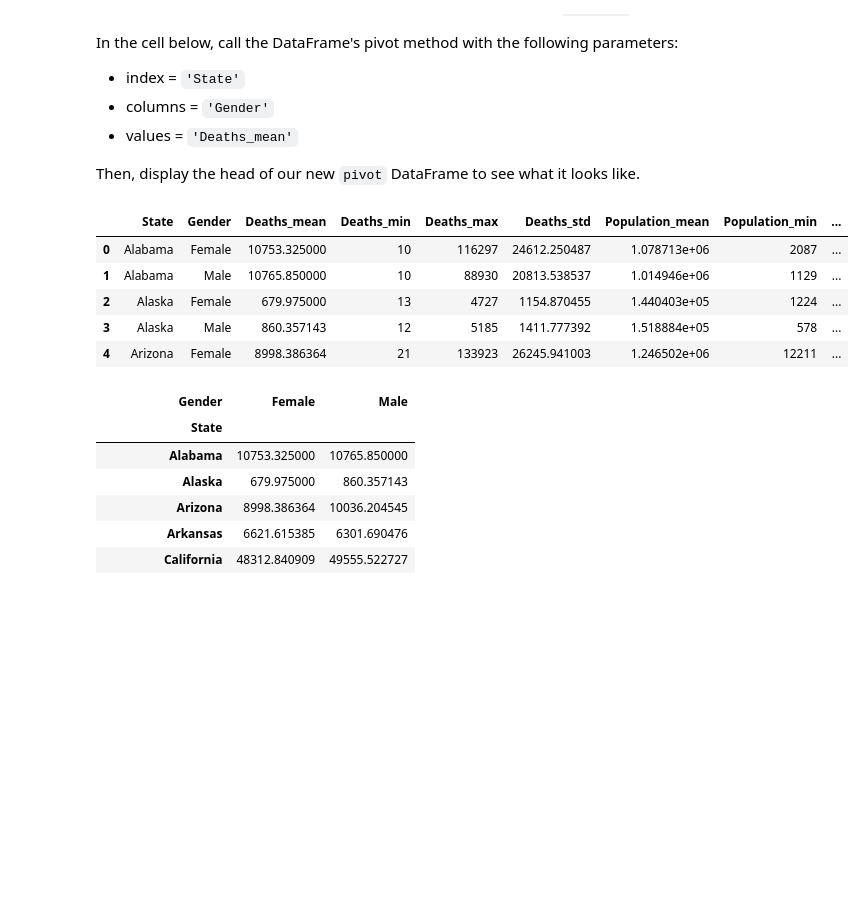
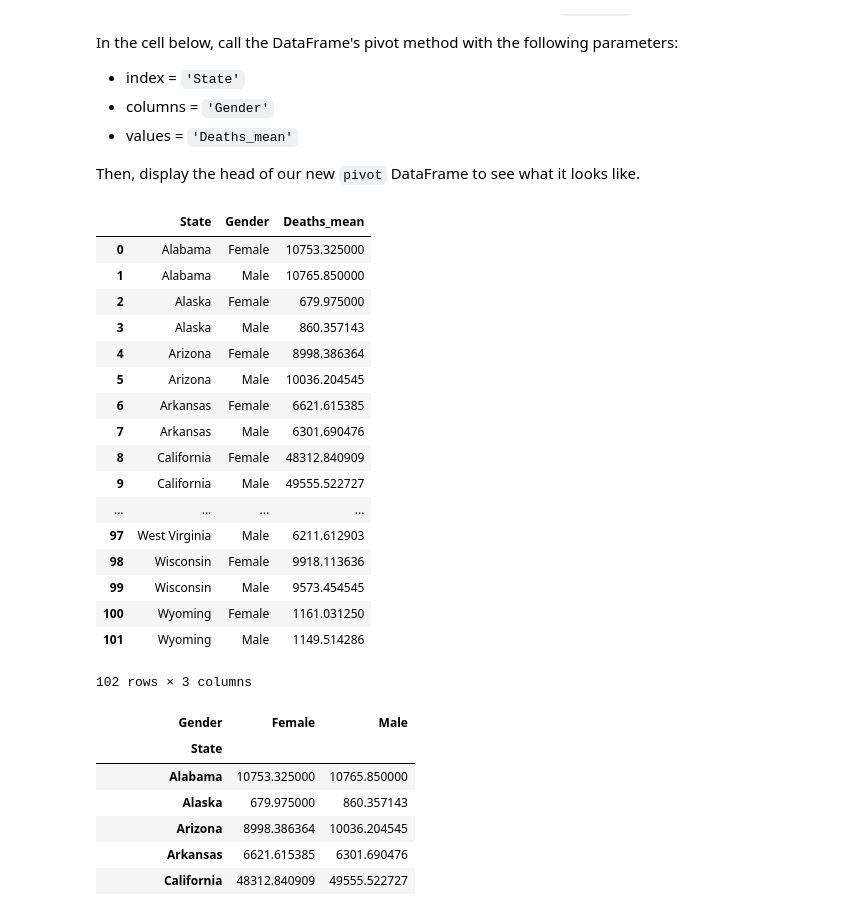
Before and after one commit to kathrinv/dsc-pivot-tables-pandas-lab-nyc-ds-082619, a Jupyter notebook: index.ipynb, the cells around one changed output. Saved outputs shown, nothing was run; the diff lists cells and outputs as text; code cells hidden in the pictures; blank space fills up the shorter version.

```diff
--- a/index.ipynb
+++ b/index.ipynb
@@ -389,14 +389,26 @@ In the cell below, call the DataFrame's pivot method with the following paramete
 
 Then, display the head of our new `pivot` DataFrame to see what it looks like.
 # %%
-grouped.head()#.loc[:,'State':'Gender']
+grouped.loc[:,'State':'Deaths_mean']
 # %% [output]
-|  | State | Gender | Deaths_mean | Deaths_min | Deaths_max | Deaths_std | Population_mean | Population_min | ... |
-| 0 | Alabama | Female | 10753.325000 | 10 | 116297 | 24612.250487 | 1.078713e+06 | 2087 | ... |
-| 1 | Alabama | Male | 10765.850000 | 10 | 88930 | 20813.538537 | 1.014946e+06 | 1129 | ... |
-| 2 | Alaska | Female | 679.975000 | 13 | 4727 | 1154.870455 | 1.440403e+05 | 1224 | ... |
-| 3 | Alaska | Male | 860.357143 | 12 | 5185 | 1411.777392 | 1.518884e+05 | 578 | ... |
-| 4 | Arizona | Female | 8998.386364 | 21 | 133923 | 26245.941003 | 1.246502e+06 | 12211 | ... |
+|  | State | Gender | Deaths_mean |
+| 0 | Alabama | Female | 10753.325000 |
+| 1 | Alabama | Male | 10765.850000 |
+| 2 | Alaska | Female | 679.975000 |
+| 3 | Alaska | Male | 860.357143 |
+| 4 | Arizona | Female | 8998.386364 |
+| 5 | Arizona | Male | 10036.204545 |
+| 6 | Arkansas | Female | 6621.615385 |
+| 7 | Arkansas | Male | 6301.690476 |
+| 8 | California | Female | 48312.840909 |
+| 9 | California | Male | 49555.522727 |
+| ... | ... | ... | ... |
+| 97 | West Virginia | Male | 6211.612903 |
+| 98 | Wisconsin | Female | 9918.113636 |
+| 99 | Wisconsin | Male | 9573.454545 |
+| 100 | Wyoming | Female | 1161.031250 |
+| 101 | Wyoming | Male | 1149.514286 |
+102 rows × 3 columns
 # %%
 # Now it's time to pivot!
 pivot = grouped.pivot(index='State', columns='Gender', values='Deaths_mean')
```
